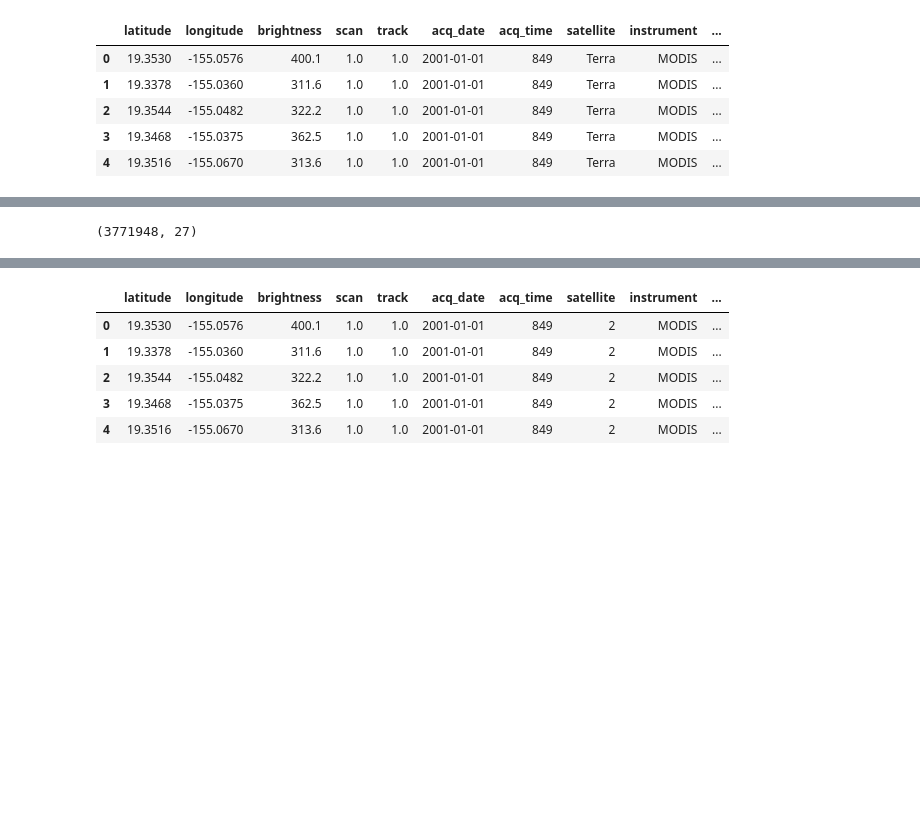
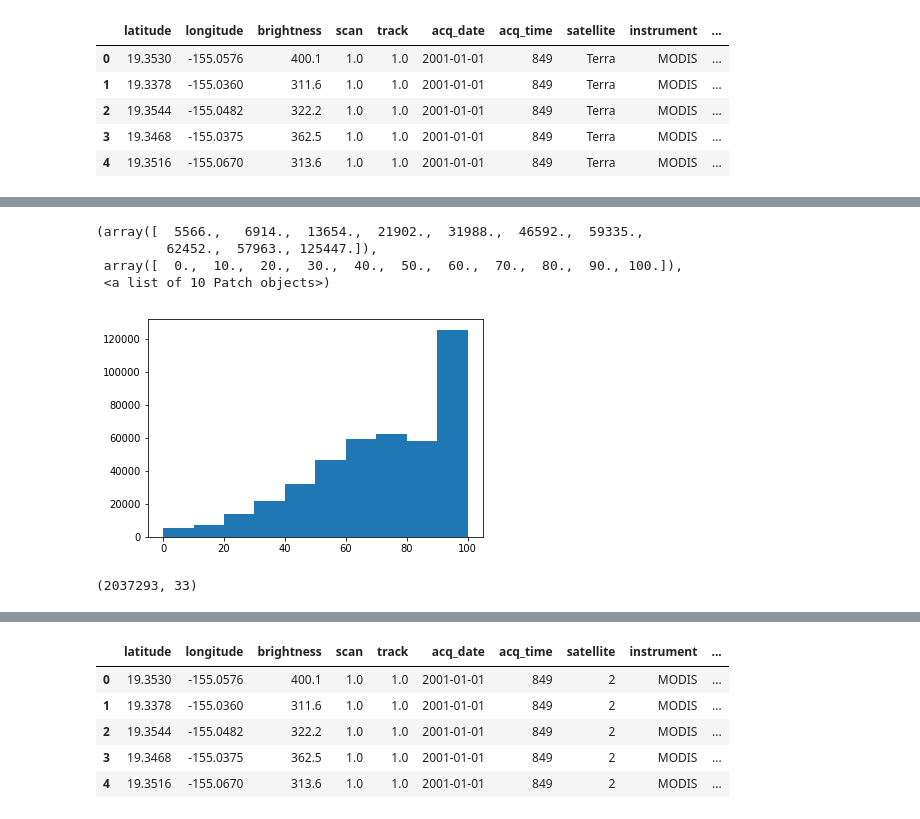
Before and after one commit to BloomTech-Labs/forest-fire-watch-ds, a Jupyter notebook: fires.ipynb, the cells around one changed output, grey strips where cells are left out. Saved outputs shown, nothing was run; the diff lists cells and outputs as text; code cells hidden in the pictures; blank space fills up the shorter version.

```diff
--- a/fires.ipynb
+++ b/fires.ipynb
@@ -171,10 +212,20 @@ See the caveats in the documentation: http://pandas.pydata.org/pandas-docs/stabl
+# %%
+# looking at confidence level of matches
+
+plt.hist(matches.confidence)
+# %% [output]
+(array([  5566.,   6914.,  13654.,  21902.,  31988.,  46592.,  59335.,
+         62452.,  57963., 125447.]),
+ array([  0.,  10.,  20.,  30.,  40.,  50.,  60.,  70.,  80.,  90., 100.]),
+ <a list of 10 Patch objects>)
+[figure, added]
 # %%
 # merge back with full dataframe
 
-#remerged = pd.merge(merged, matches, how='outer')
+remerged = pd.merge(merged, matches, how='outer')
 remerged.shape
 # %% [output]
-(3771948, 27)
+(2037293, 33)
 # %%
 remerged["Recorded_fire"].value_counts()
 # %% [output]
```
Also changed, not shown: parts of 31 cells of this notebook.
